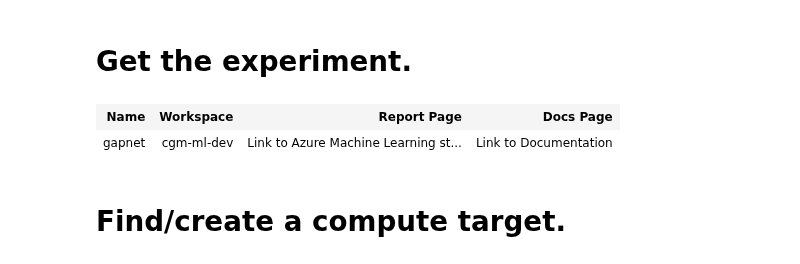
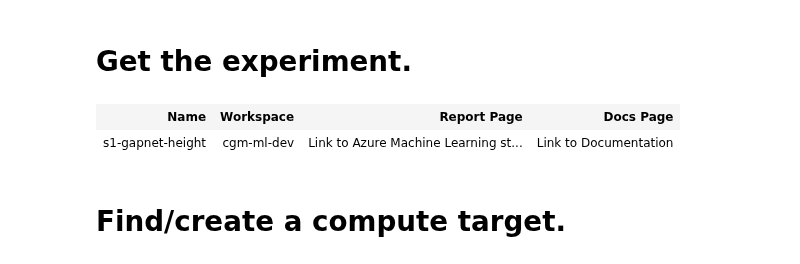
Before and after one commit to prashdash112/cgm-ml, a Jupyter notebook: azure/gapnet/evaluate_notebook.ipynb, the cells around one changed output. Saved outputs shown, nothing was run; the diff lists cells and outputs as text; code cells hidden in the pictures.

Commit message:
Updates azure codes.

```diff
--- a/azure/gapnet/evaluate_notebook.ipynb
+++ b/azure/gapnet/evaluate_notebook.ipynb
@@ -18,12 +18,12 @@ Workspace.create(name='cgm-ml-dev', subscription_id='9b82ecea-6780-4b85-8acf-d27
 # Get the experiment.
 # %%
 from azureml.core import Experiment
-experiment_name = "gapnet"
+experiment_name = "s1-gapnet-height"
 experiment = Experiment(workspace=workspace, name=experiment_name)
 experiment
 # %% [output]
 | Name | Workspace | Report Page | Docs Page |
-| gapnet | cgm-ml-dev | Link to Azure Machine Learning st... | Link to Documentation |
+| s1-gapnet-height | cgm-ml-dev | Link to Azure Machine Learning st... | Link to Documentation |
 # %% [markdown]
 # Find/create a compute target.
 # %%
```
Also changed, not shown: parts of 1 cell of this notebook, 3 other files.
